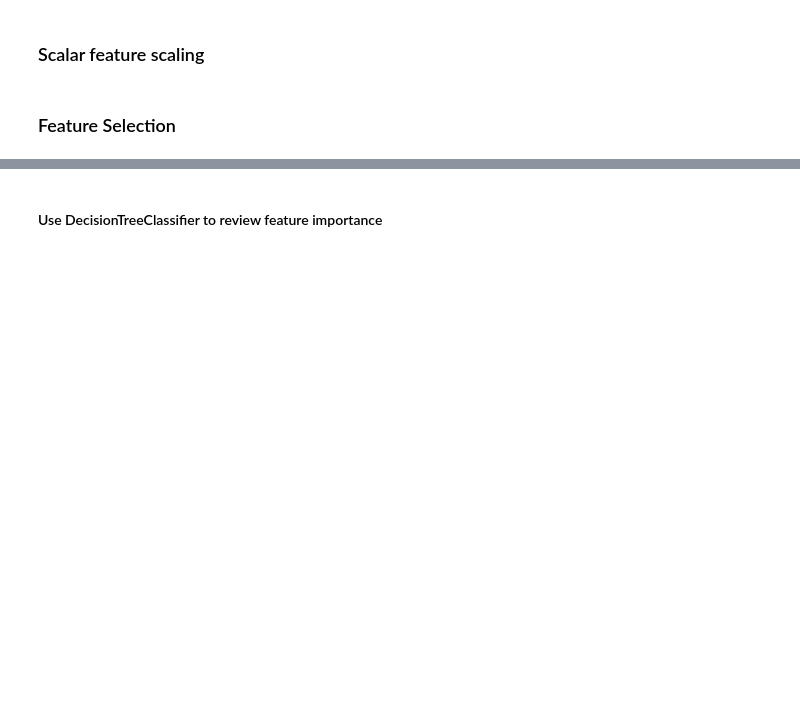
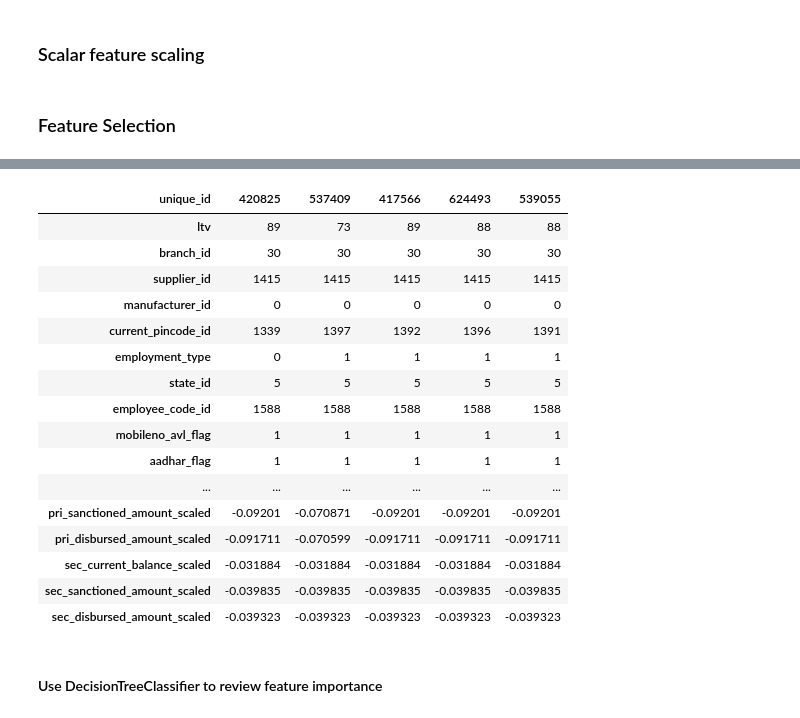
Before and after one commit to julrichkieffer/portfolio-data-science, a Jupyter notebook: 04 vehicle loan default/notebook.ipynb, the cells around one changed output, grey strips where cells are left out. Drawn from its saved outputs; the diff is of its cells as text; code cells hidden in the pictures; blank space fills up the shorter version.

```diff
--- a/04 vehicle loan default/notebook.ipynb
+++ b/04 vehicle loan default/notebook.ipynb
@@ -1452,0 +1455,23 @@ feature_significance_threshold = 0.003  # features less than 1/3% significant
+# %%
+dfLoans_feature_selection = (
+    dfLoans
+        .assign(
+            branch_id                     = lambda _: _.branch_id.cat.codes,
+            supplier_id                   = lambda _: _.supplier_id.cat.codes,
+            manufacturer_id               = lambda _: _.manufacturer_id.cat.codes,
+            current_pincode_id            = lambda _: _.current_pincode_id.cat.codes,
+            employment_type               = lambda _: _.employment_type.cat.codes,
+            state_id                      = lambda _: _.state_id.cat.codes,
+            employee_code_id              = lambda _: _.employee_code_id.cat.codes,
+            perform_cns_score_description = lambda _: _.perform_cns_score_description.cat.codes,
+        )
+        .pipe(  preprocessing,
+                scaler      = StandardScaler(),
+                scale       = features_to_scale,
+                # categorical = features_to_encode,
+                drop        = features_not_compatible_with_modelling
+        )
+)
+
+dfLoans_feature_selection.head().T
+# %% [output]
@@ -1453,2 +1479,19 @@ feature_significance_threshold = 0.003  # features less than 1/3% significant
+| unique_id | 420825 | 537409 | 417566 | 624493 | 539055 |
+| ltv | 89 | 73 | 89 | 88 | 88 |
+| branch_id | 30 | 30 | 30 | 30 | 30 |
+| supplier_id | 1415 | 1415 | 1415 | 1415 | 1415 |
+| manufacturer_id | 0 | 0 | 0 | 0 | 0 |
+| current_pincode_id | 1339 | 1397 | 1392 | 1396 | 1391 |
+| employment_type | 0 | 1 | 1 | 1 | 1 |
+| state_id | 5 | 5 | 5 | 5 | 5 |
+| employee_code_id | 1588 | 1588 | 1588 | 1588 | 1588 |
+| mobileno_avl_flag | 1 | 1 | 1 | 1 | 1 |
+| aadhar_flag | 1 | 1 | 1 | 1 | 1 |
+| ... | ... | ... | ... | ... | ... |
+| pri_sanctioned_amount_scaled | -0.09201 | -0.070871 | -0.09201 | -0.09201 | -0.09201 |
+| pri_disbursed_amount_scaled | -0.091711 | -0.070599 | -0.091711 | -0.091711 | -0.091711 |
+| sec_current_balance_scaled | -0.031884 | -0.031884 | -0.031884 | -0.031884 | -0.031884 |
+| sec_sanctioned_amount_scaled | -0.039835 | -0.039835 | -0.039835 | -0.039835 | -0.039835 |
+| sec_disbursed_amount_scaled | -0.039323 | -0.039323 | -0.039323 | -0.039323 | -0.039323 |
 # %% [markdown]
 #### Use DecisionTreeClassifier to review feature importance
```
Also changed, not shown: parts of 36 cells of this notebook.
